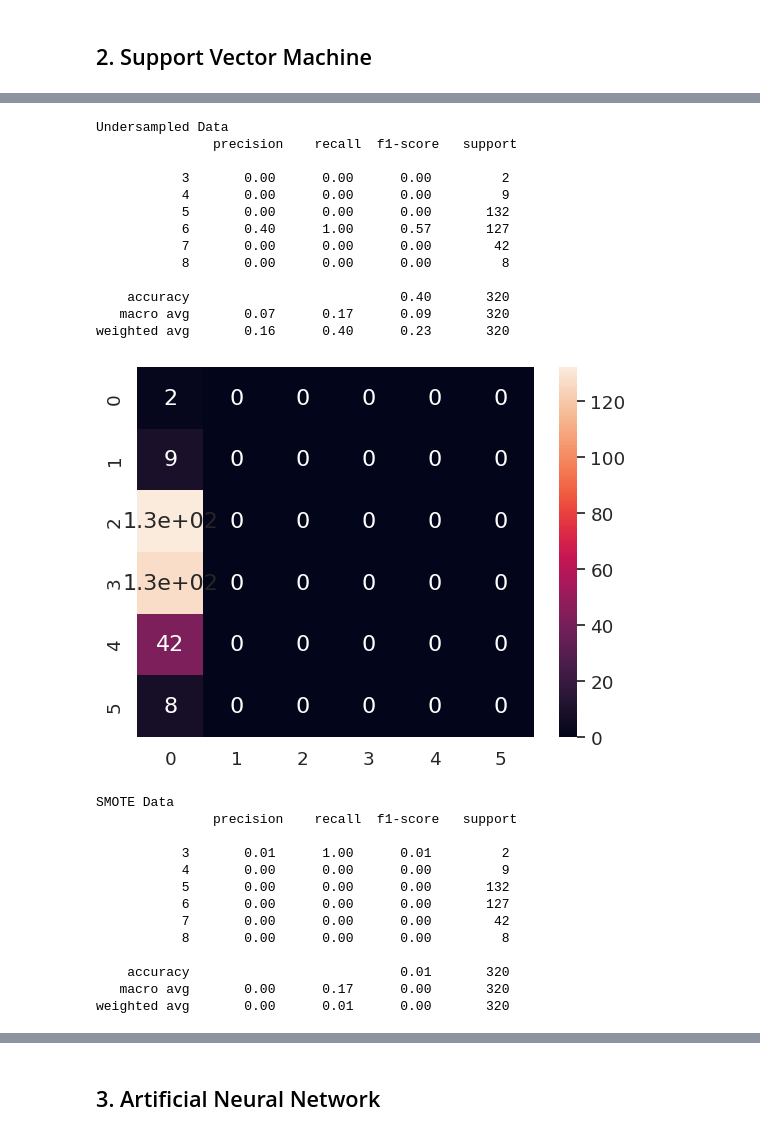
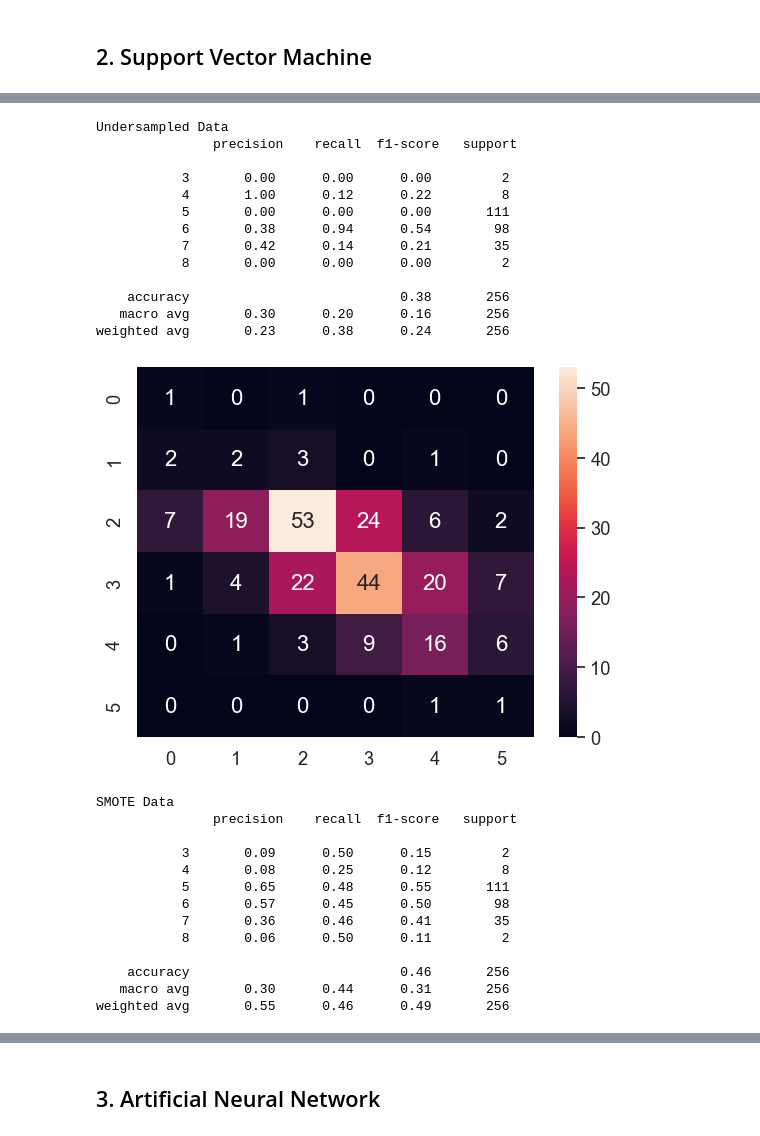
Before and after one commit to bendjko/ESE-417-Final-Project, a Jupyter notebook: FinalProject.ipynb, the cells around one changed output, grey strips where cells are left out. Drawn from its saved outputs; the diff is of its cells as text; code cells hidden in the pictures.

```diff
--- a/FinalProject.ipynb
+++ b/FinalProject.ipynb
@@ -199,7 +224,7 @@ y = wineData['quality']
 ## First Strategy: Oversampling minority class
 # %%
 oversample = RandomOverSampler(sampling_strategy='minority')
-X_over, y_over = oversample.fit_resample(X, y)
-print("Before RandomOverSampler : ", Counter(y))
+X_over, y_over = oversample.fit_resample(X_train_HP, y_train_HP)
+print("Before RandomOverSampler : ", Counter(y_train_HP))
 print("After RandomOverSampler : ", Counter(y_over))
 # %% [output]
@@ -210,6 +254,6 @@ After RandomOverSampler :  Counter({5: 681, 3: 681, 6: 638, 7: 199, 4: 53, 8: 18
 # %%
 undersample = RandomUnderSampler(sampling_strategy='majority')
-X_under, y_under = undersample.fit_resample(X, y)
-print("Before RandomUnderSampler : ", Counter(y))
+X_under, y_under = undersample.fit_resample(X_train_HP, y_train_HP)
+print("Before RandomUnderSampler : ", Counter(y_train_HP))
 print("After RandomUnderSampler : ", Counter(y_under))
 # %% [output]
@@ -218,18 +262,2 @@ After RandomUnderSampler :  Counter({6: 638, 7: 199, 4: 53, 8: 18, 3: 10, 5: 10}
 # %% [markdown]
 ## Third Strategy: SMOTE
-# %%
-smoteOversample = SMOTE()
-X_smote, y_smote = smoteOversample.fit_resample(X, y)
-
-#Plotting histogram of each variable
-X_smote.hist(alpha=0.5, figsize=(15, 10))
-
-plt.tight_layout()
-plt.show()
-
-y_smote.hist(alpha=0.5, figsize=(15, 10))
-plt.show()
-
-from collections import Counter
-print("Before SMOTE : ", Counter(y))
-print("After SMOTE : ", Counter(y_smote))
@@ -352,9 +379,9 @@ weighted avg       0.34      0.30      0.31       320
 ## 2. Support Vector Machine
 # %%
 wineSVM = SVC()
-clas_report(X_train, y_train, X_test, y_test, wineSVM, 'Regular Data')
-clas_report(X_over, y_over, X_test, y_test, wineSVM, 'Oversampled Data')
-clas_report(X_under, y_under, X_test, y_test, wineSVM, 'Undersampled Data')
-clas_report(X_smote, y_smote, X_test, y_test, wineSVM, 'SMOTE Data')
-clas_report(X_impute, y_impute, X_test, y_test, wineSVM, 'Imputed Data')
+clas_report(X_train_HP, y_train_HP, X_test_HP, y_test_HP, wineSVM, 'Regular Data')
+clas_report(X_over, y_over, X_test_HP, y_test_HP, wineSVM, 'Oversampled Data')
+clas_report(X_under, y_under, X_test_HP, y_test_HP, wineSVM, 'Undersampled Data')
+clas_report(X_smote, y_smote, X_test_HP, y_test_HP, wineSVM, 'SMOTE Data')
+clas_report(X_impute, y_impute, X_test_HP, y_test_HP, wineSVM, 'Imputed Data')
 # %% [output]
@@ -390,27 +417,27 @@ weighted avg       0.00      0.01      0.00       320
 Undersampled Data
                precision    recall  f1-score   support
 
            3       0.00      0.00      0.00         2
-           4       0.00      0.00      0.00         9
-           5       0.00      0.00      0.00       132
-           6       0.40      1.00      0.57       127
-           7       0.00      0.00      0.00        42
-           8       0.00      0.00      0.00         8
+           4       1.00      0.12      0.22         8
+           5       0.00      0.00      0.00       111
+           6       0.38      0.94      0.54        98
+           7       0.42      0.14      0.21        35
+           8       0.00      0.00      0.00         2
 
-    accuracy                           0.40       320
-   macro avg       0.07      0.17      0.09       320
-weighted avg       0.16      0.40      0.23       320
+    accuracy                           0.38       256
+   macro avg       0.30      0.20      0.16       256
+weighted avg       0.23      0.38      0.24       256
-[figure, old version]
+[figure, new version]
 SMOTE Data
                precision    recall  f1-score   support
 
-           3       0.01      1.00      0.01         2
-           4       0.00      0.00      0.00         9
-           5       0.00      0.00      0.00       132
-           6       0.00      0.00      0.00       127
-           7       0.00      0.00      0.00        42
-           8       0.00      0.00      0.00         8
+           3       0.09      0.50      0.15         2
+           4       0.08      0.25      0.12         8
+           5       0.65      0.48      0.55       111
+           6       0.57      0.45      0.50        98
+           7       0.36      0.46      0.41        35
+           8       0.06      0.50      0.11         2
 
-    accuracy                           0.01       320
-   macro avg       0.00      0.17      0.00       320
-weighted avg       0.00      0.01      0.00       320
+    accuracy                           0.46       256
+   macro avg       0.30      0.44      0.31       256
+weighted avg       0.55      0.46      0.49       256
```
Also changed, not shown: parts of 46 cells of this notebook.
